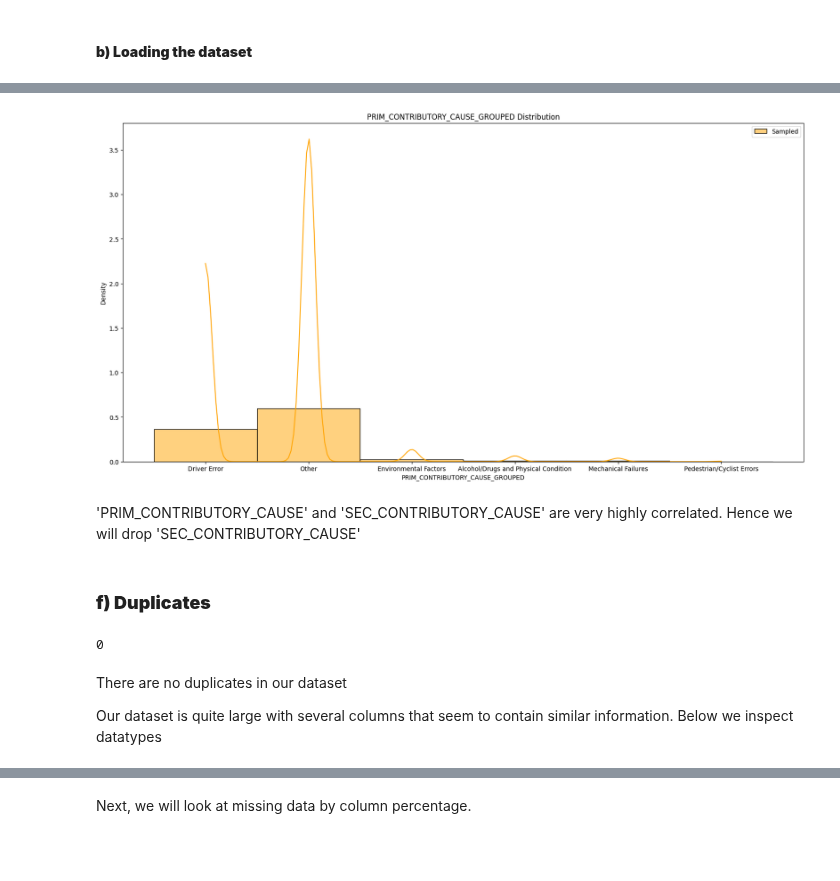
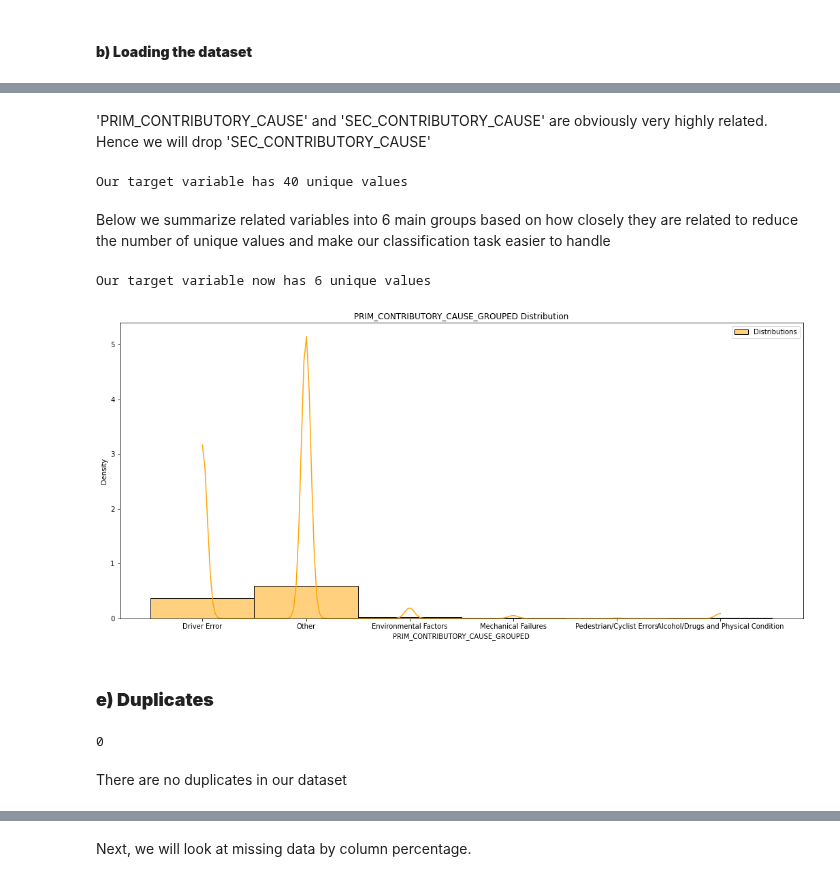
Before and after one commit to Cynthia-Njambi/City-of-Chicago-Traffic-Crashes-Project, a Jupyter notebook: groups/richard.ipynb, the cells around one changed output, grey strips where cells are left out. Cells and saved outputs as stored; diff of their text form; code cells hidden in the pictures; blank space fills up the shorter version.

Commit message:
updated EDA and data preparation

```diff
--- a/groups/richard.ipynb
+++ b/groups/richard.ipynb
@@ -71,3 +63,3 @@ Drive already mounted at /content/drive; to attempt to forcibly remount, call dr
 # %%
-df = pd.read_csv('..\Traffic_Crashes_-_Crashes_20241010.csv')
-df.head()
+data = pd.read_csv('..\Traffic_Crashes_-_Crashes_20241010.csv')
+data.head()
@@ -76,9 +73,0 @@ df.head()
-# %%
-from sklearn.model_selection import train_test_split
-
-
-data, out_of_sample_data = train_test_split(df, test_size=0.9, stratify=df['PRIM_CONTRIBUTORY_CAUSE'], random_state=42)
-
-# Check the shape
-print('Sampled Data Shape: ', data.shape)
-print('Out of Sample Data Shape: ', out_of_sample_data.shape)
@@ -205,3 +177,12 @@ OBSTRUCTED CROSSWALKS, 0.01%, 0.01%
+# %% [markdown]
+'PRIM_CONTRIBUTORY_CAUSE' and 'SEC_CONTRIBUTORY_CAUSE' are obviously very highly related. Hence we will drop 'SEC_CONTRIBUTORY_CAUSE'
+# %%
+
+print(f'Our target variable has {data["PRIM_CONTRIBUTORY_CAUSE"].nunique()} unique values')
+# %% [output]
+Our target variable has 40 unique values
+# %% [markdown]
+Below we summarize related variables into 6 main groups based on how closely they are related to reduce the number of unique values and make our classification task easier to handle
 # %%
 def categorize_cause(cause):
     if cause in [
@@ -244,28 +225,27 @@ def categorize_cause(cause):
 # %%
 data['PRIM_CONTRIBUTORY_CAUSE_GROUPED'] = data['PRIM_CONTRIBUTORY_CAUSE'].apply(categorize_cause)
 data = data.drop(columns=['PRIM_CONTRIBUTORY_CAUSE'])
-data['PRIM_CONTRIBUTORY_CAUSE_GROUPED'].nunique()
+
+print(f'Our target variable now has {data["PRIM_CONTRIBUTORY_CAUSE_GROUPED"].nunique()} unique values')
+# %% [output]
+Our target variable now has 6 unique values
 # %%
-# Compare the distribution of a key feature like 'CRASH_TYPE'
-plt.figure(figsize=(20, 10))
+# Compare the distribution of variables in our target
+plt.figure(figsize=(18, 8))
 
-sns.histplot(data['PRIM_CONTRIBUTORY_CAUSE_GROUPED'], color='orange', label='Sampled', stat='density', kde=True)
+sns.histplot(data['PRIM_CONTRIBUTORY_CAUSE_GROUPED'], color='orange', label='Distributions', stat='density', kde=True)
 
 plt.legend()
 plt.title('PRIM_CONTRIBUTORY_CAUSE_GROUPED Distribution')
 plt.show()
 # %% [output]
-[figure, old version]
+[figure, new version]
-# %% [markdown]
-'PRIM_CONTRIBUTORY_CAUSE' and 'SEC_CONTRIBUTORY_CAUSE' are very highly correlated. Hence we will drop 'SEC_CONTRIBUTORY_CAUSE'
 # %% [markdown]
-### **f) Duplicates**
+### **e) Duplicates**
 # %%
 data.duplicated().sum()
 # %% [output]
 0
-# %% [markdown]
-There are no duplicates in our dataset
-
-Our dataset is quite large with several columns that seem to contain similar information. Below we inspect datatypes
+# %% [markdown]
+There are no duplicates in our dataset
 # %% [markdown]
```
Also changed, not shown: parts of 78 cells of this notebook.
